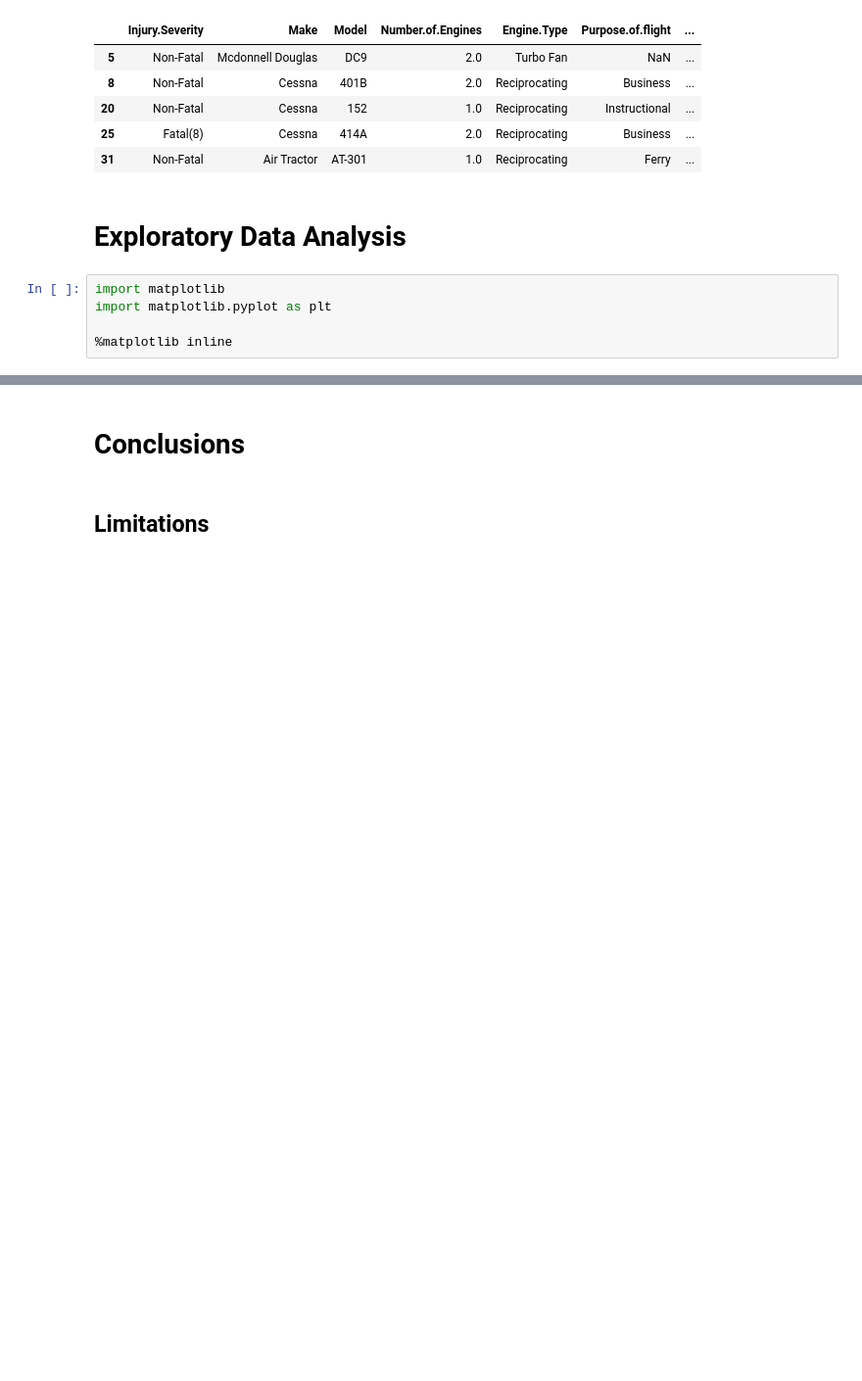
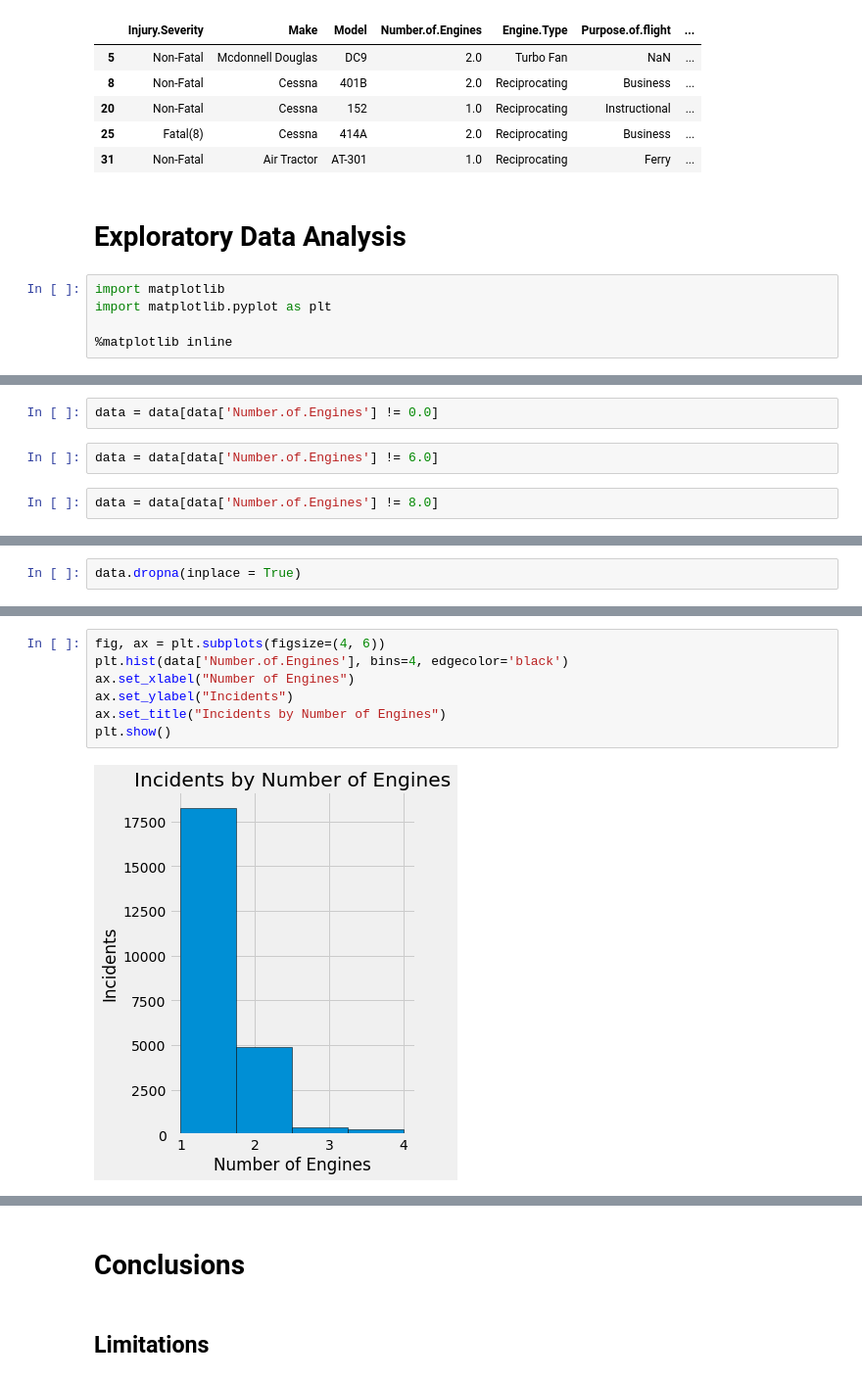
Before and after one commit to sfp13VA/Phase_1_Project, a Jupyter notebook: notebook.ipynb, the cells around one changed output, grey strips where cells are left out. Shown: that part at 98% size. Saved outputs shown, nothing was run; the diff lists cells and outputs as text; blank space fills up the shorter version.

```diff
--- a/notebook.ipynb
+++ b/notebook.ipynb
@@ -432,0 +412,6 @@ plt.show
+# %%
+data = data[data['Number.of.Engines'] != 0.0]
+# %%
+data = data[data['Number.of.Engines'] != 6.0]
+# %%
+data = data[data['Number.of.Engines'] != 8.0]
@@ -432,0 +462,2 @@ plt.show
+# %%
+data.dropna(inplace = True)
@@ -432,0 +485,9 @@ plt.show
+# %%
+fig, ax = plt.subplots(figsize=(4, 6))
+plt.hist(data['Number.of.Engines'], bins=4, edgecolor='black')
+ax.set_xlabel("Number of Engines")
+ax.set_ylabel("Incidents")
+ax.set_title("Incidents by Number of Engines")
+plt.show()
+# %% [output]
+[figure, added]
```
Also changed, not shown: parts of 23 cells of this notebook.
